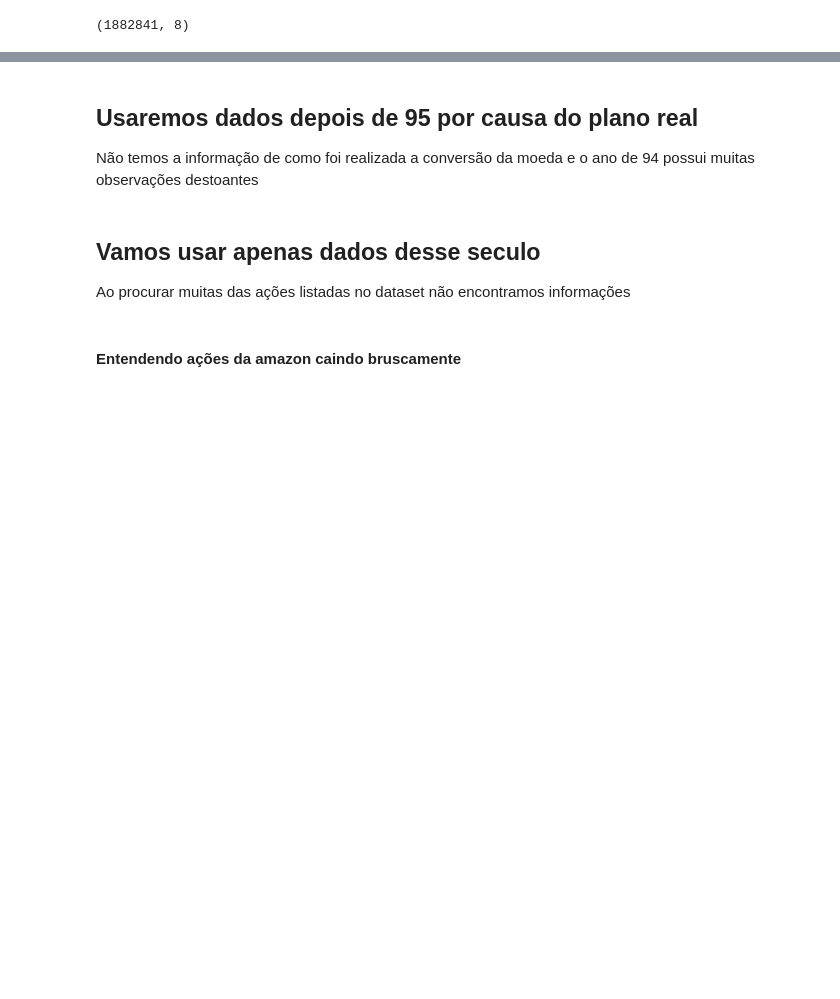
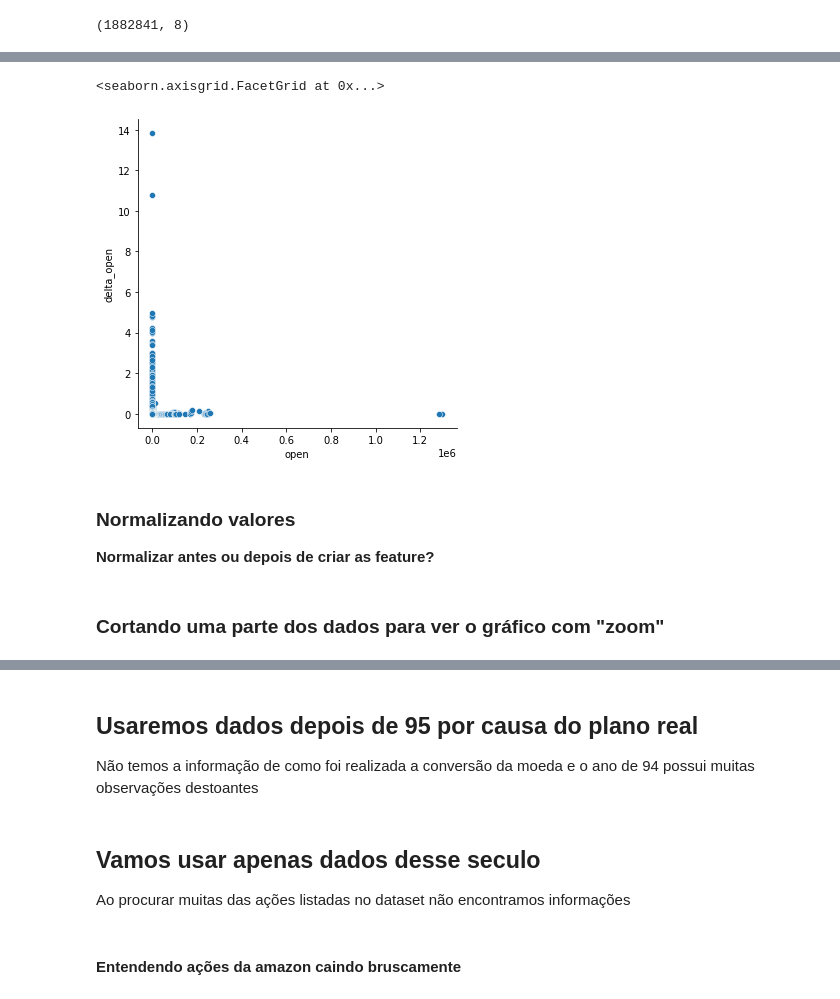
Before and after one commit to tiagoColli/tcc, a Jupyter notebook: data_exploration.ipynb, the cells around one changed output, grey strips where cells are left out. Drawn from its saved outputs; the diff is of its cells as text; code cells hidden in the pictures; blank space fills up the shorter version.

```diff
--- a/data_exploration.ipynb
+++ b/data_exploration.ipynb
@@ -101,0 +103,10 @@ df.describe().apply(lambda s: s.apply('{0:.5f}'.format))
+# %%
+# Cortando uma parte dos dados para ver o gráfico com "zoom"
+sns.relplot(x="open", y="delta_open", data=df)
+# %% [output]
+<seaborn.axisgrid.FacetGrid at 0x...>
+[figure, added]
+# %% [markdown]
+### Normalizando valores
+
+**Normalizar antes ou depois de criar as feature?**
@@ -101,0 +119,2 @@ df.describe().apply(lambda s: s.apply('{0:.5f}'.format))
+# %% [markdown]
+### Cortando uma parte dos dados para ver o gráfico com "zoom"
```
Also changed, not shown: parts of 25 cells of this notebook.
